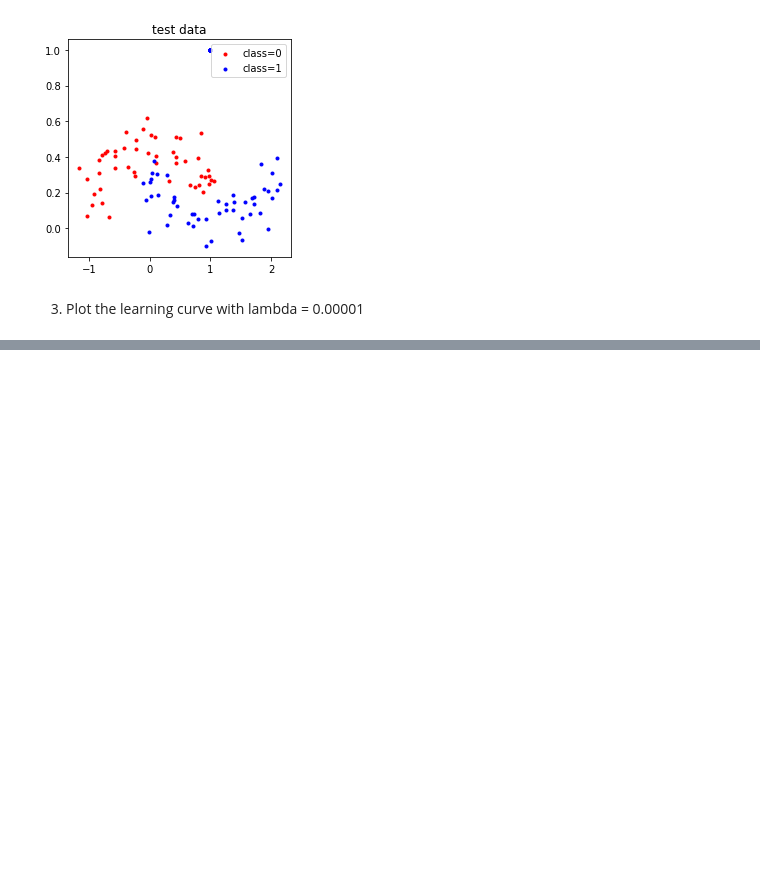
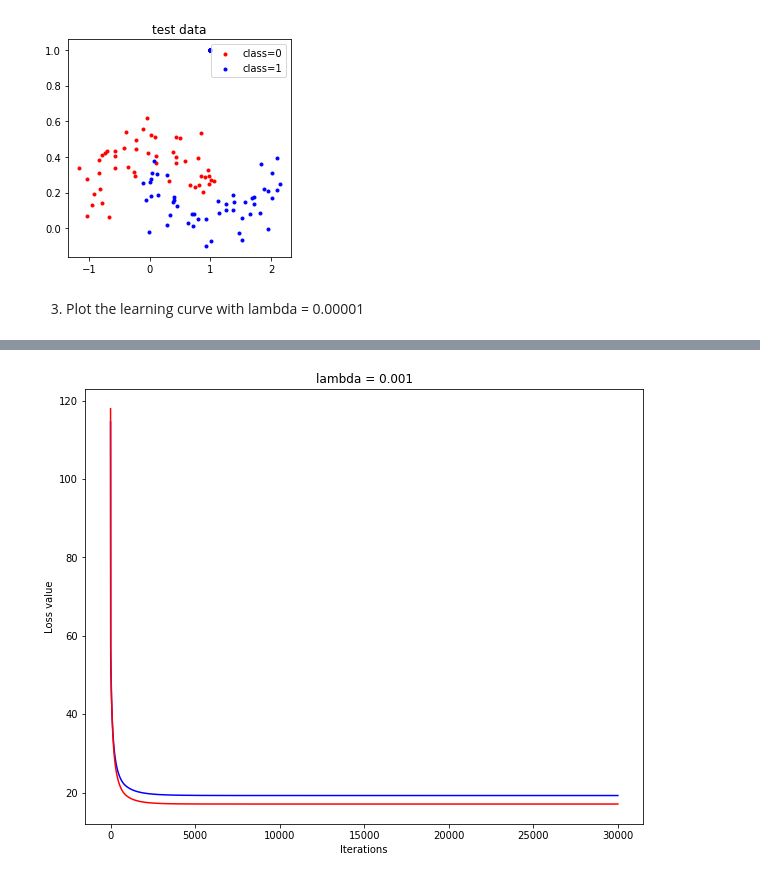
Before and after one commit to insu0929/mlproject, a Jupyter notebook: assign06_20140313.ipynb, the cells around one changed output, grey strips where cells are left out. Saved outputs shown, nothing was run; the diff lists cells and outputs as text; code cells hidden in the pictures; blank space fills up the shorter version.

```diff
--- a/assign06_20140313.ipynb
+++ b/assign06_20140313.ipynb
@@ -132,2 +173,12 @@ plt.show()
+# %%
+plt. figure(3, figsize=(10,8))
+plt.plot(np.array(range(max_iter)), train_L_iters[2], c = 'blue', label = 'training')
+plt.plot(np.array(range(max_iter)), test_L_iters[2], c = 'red', label = 'testing')
+plt.title('lambda = 0.001')
+plt.xlabel('Iterations')
+plt.ylabel('Loss value')
+plt.show()
+# %% [output]
+[figure, added]
 # %%
 plt. figure(3, figsize=(10,8))
```
Also changed, not shown: parts of 7 cells of this notebook.
